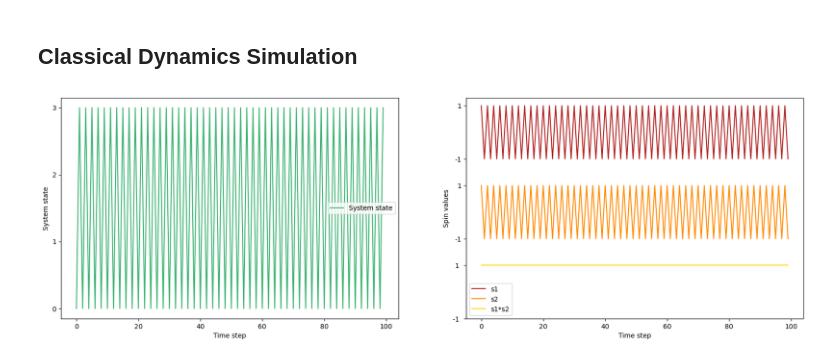
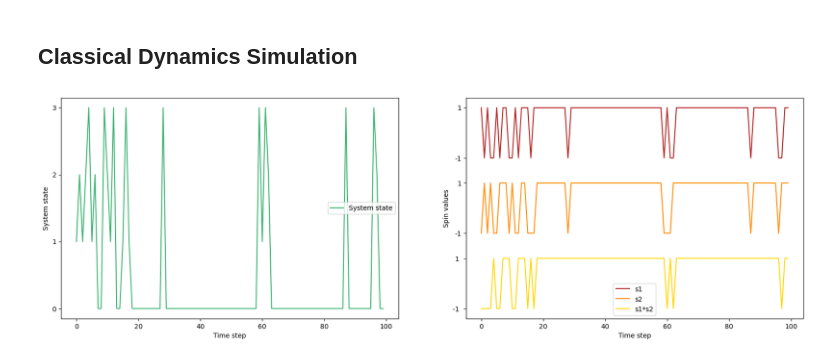
Before and after one commit to Victor-Alessandro/QBM-code, a Jupyter notebook: Dynamics Simulation.ipynb, the cells around one changed output. Drawn from its saved outputs; the diff is of its cells as text; code cells hidden in the pictures.

Commit message:
updated plotting to be more true

```diff
--- a/Dynamics Simulation.ipynb
+++ b/Dynamics Simulation.ipynb
@@ -13,10 +13,10 @@ def energy(s, w, h):
 def metropolis_update(s, w, h, beta, flip_two_spins=False):
     s_new = np.copy(s)
 
-    if flip_two_spins:
-        flip_indices = np.random.permutation(2)[:2]          # selects both spin indices to be flipped; upgradable to larger flips
+    if flip_two_spins and np.random.rand() < 0.5:
+        flip_indices = np.random.permutation(2)[:2]  # selects both spin indices to be flipped; upgradable to larger flips
     else:
-        flip_indices = np.array([np.random.randint(2)])      # selects a singe spin index to be flipped
+        flip_indices = np.array([np.random.randint(2)])  # selects a single spin index to be flipped
 
     s_new[flip_indices] *= -1
     delta_E = energy(s_new, w, h) - energy(s, w, h)
@@ -25,6 +25,7 @@ def metropolis_update(s, w, h, beta, flip_two_spins=False):
         s = s_new
 
     return s
+
 
 @njit
 def simulate_dynamics(w, h, beta, steps, flip_two_spins=False):
@@ -76,11 +77,11 @@ def plot_combined_dynamics(w, h, beta, steps, flip_two_spins=False):
 
     plt.show()
 # %%
-w = 0.1         # Interaction strength
-h = 0.0         # Self-interaction
-beta = 0.001      # Inverse temperature
+w     = 1.0     # Interaction strength
+h     = 1.0     # Self-interaction
+beta  = 0.5     # Inverse temperature
 steps = 100    # Number of time steps
 
 plot_combined_dynamics(w, h, beta, steps, flip_two_spins=True)
 # %% [output]
-[figure, old version]
+[figure, new version]
```
Also changed, not shown: parts of 1 cell of this notebook, 4 other files.
